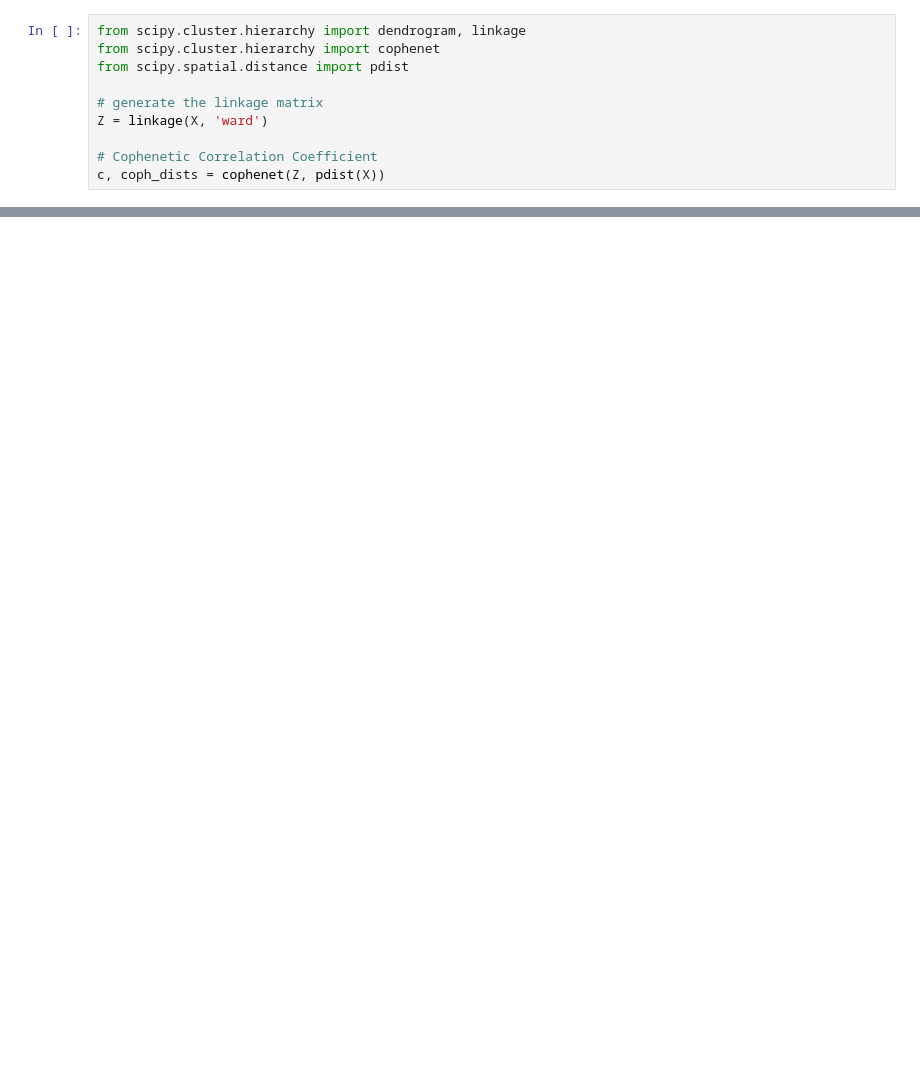
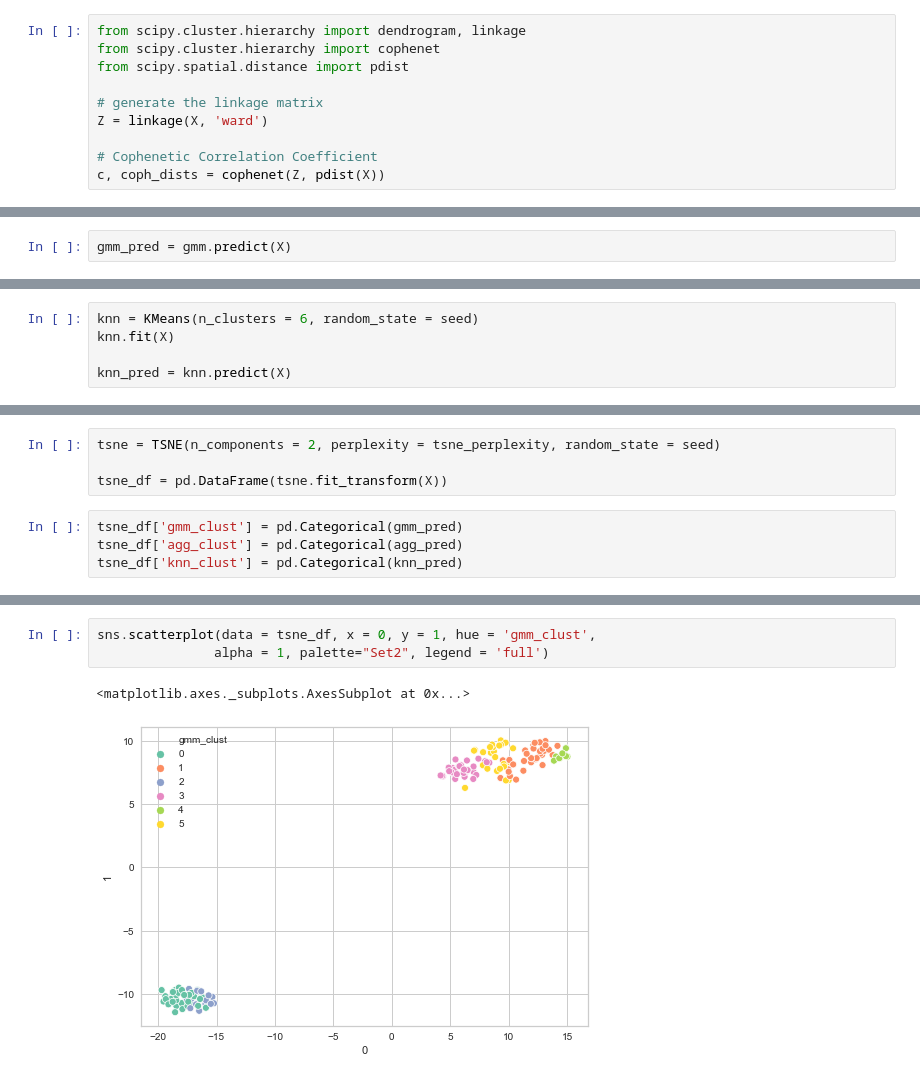
Before and after one commit to jessecambon/Data-Science-Sandbox, a Jupyter notebook: Python/Clustering.ipynb, the cells around one changed output, grey strips where cells are left out. Saved outputs shown, nothing was run; the diff lists cells and outputs as text; blank space fills up the shorter version.

```diff
--- a/Python/Clustering.ipynb
+++ b/Python/Clustering.ipynb
@@ -112,0 +145,2 @@ array([2, 1, 1, 1, 2, 2, 1, 2, 1, 1, 2, 1, 1, 1, 2, 2, 2, 2, 2, 2, 2, 2,
+# %%
+gmm_pred = gmm.predict(X)
@@ -112,0 +149,5 @@ array([2, 1, 1, 1, 2, 2, 1, 2, 1, 1, 2, 1, 1, 1, 2, 2, 2, 2, 2, 2, 2, 2,
+# %%
+knn = KMeans(n_clusters = 6, random_state = seed)
+knn.fit(X)
+
+knn_pred = knn.predict(X)
@@ -112,0 +161,8 @@ array([2, 1, 1, 1, 2, 2, 1, 2, 1, 1, 2, 1, 1, 1, 2, 2, 2, 2, 2, 2, 2, 2,
+# %%
+tsne = TSNE(n_components = 2, perplexity = tsne_perplexity, random_state = seed)
+
+tsne_df = pd.DataFrame(tsne.fit_transform(X))
+# %%
+tsne_df['gmm_clust'] = pd.Categorical(gmm_pred)
+tsne_df['agg_clust'] = pd.Categorical(agg_pred)
+tsne_df['knn_clust'] = pd.Categorical(knn_pred)
@@ -112,0 +183,6 @@ array([2, 1, 1, 1, 2, 2, 1, 2, 1, 1, 2, 1, 1, 1, 2, 2, 2, 2, 2, 2, 2, 2,
+# %%
+sns.scatterplot(data = tsne_df, x = 0, y = 1, hue = 'gmm_clust',
+               alpha = 1, palette="Set2", legend = 'full')
+# %% [output]
+<matplotlib.axes._subplots.AxesSubplot at 0x...>
+[figure, added]
```
Also changed, not shown: parts of 27 cells of this notebook, 1 other file.
